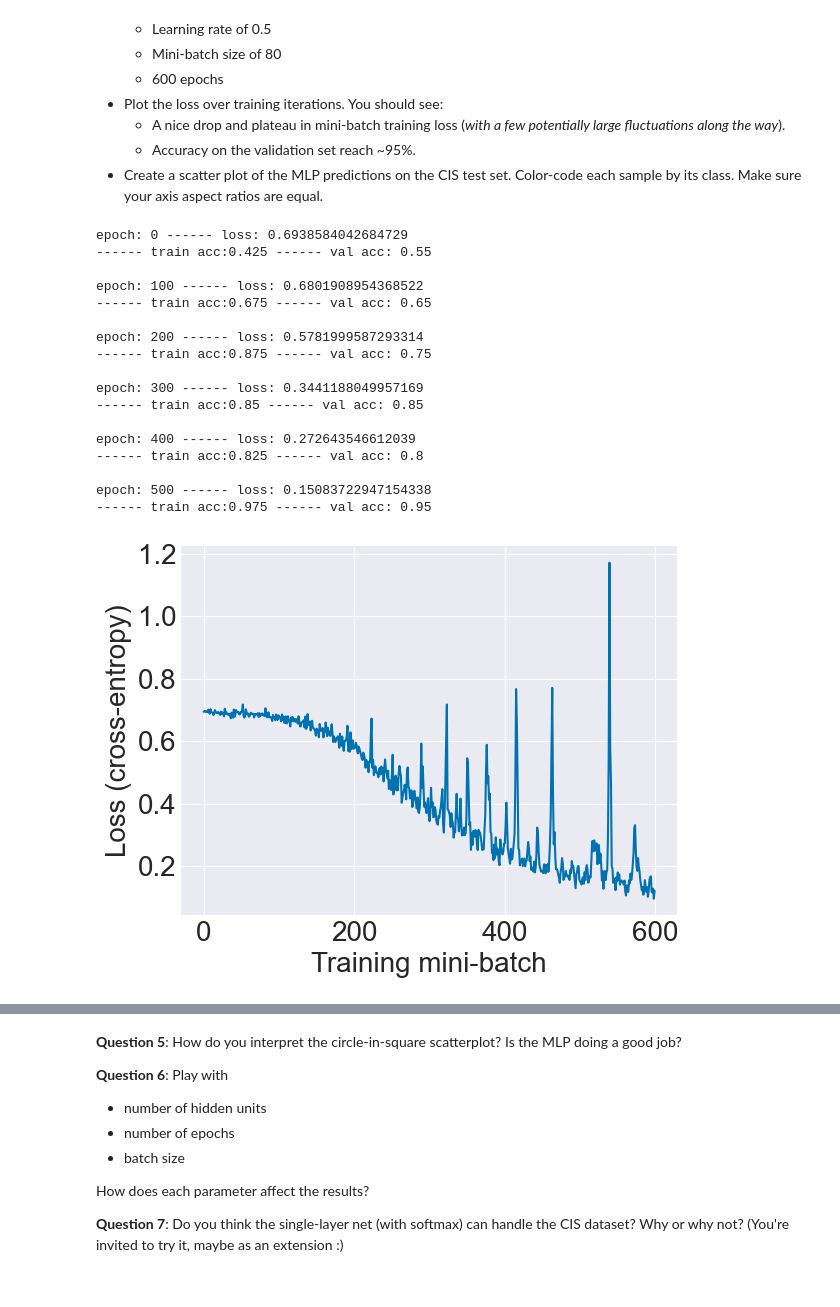
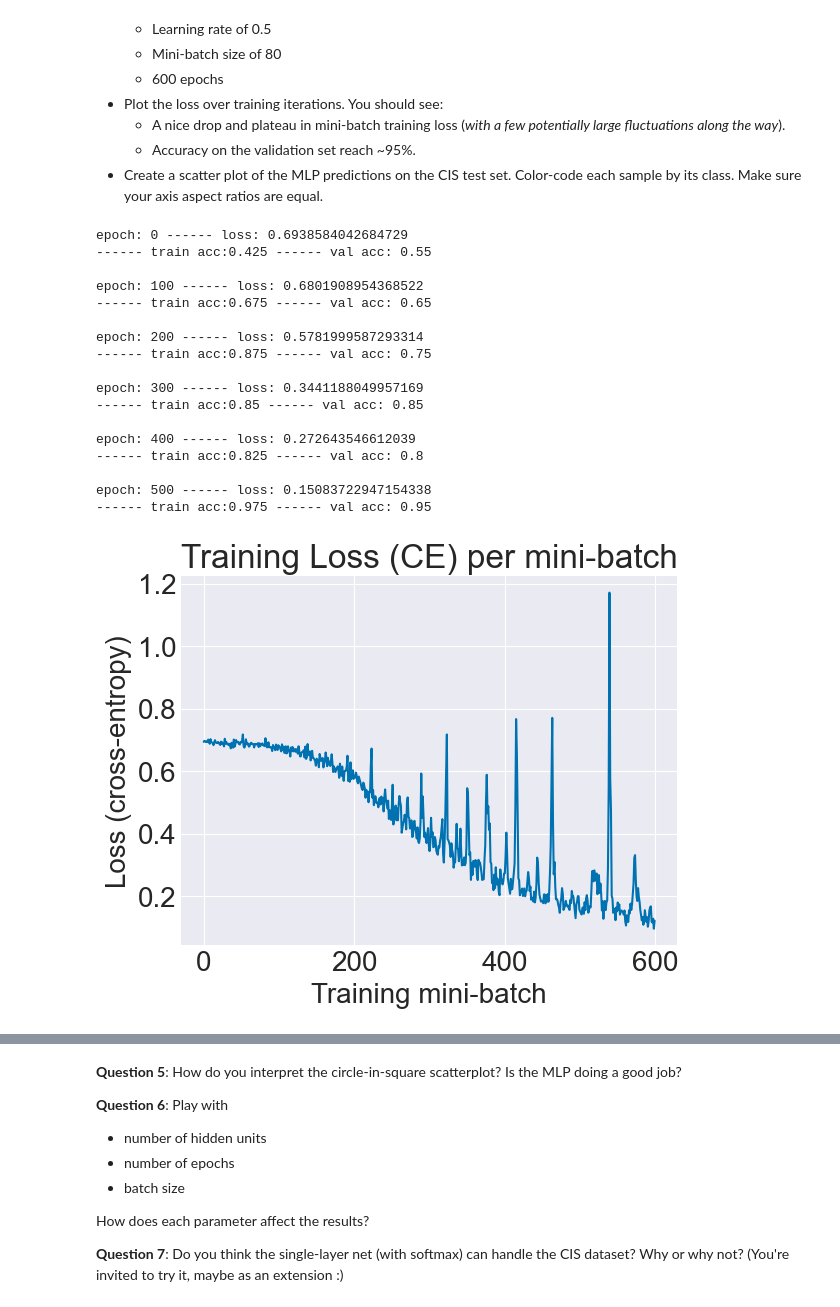
Before and after one commit to GhailanFadah/Neural-Networks, a Jupyter notebook: project 2/mlp.ipynb, the cells around one changed output, grey strips where cells are left out. Saved outputs shown, nothing was run; the diff lists cells and outputs as text; code cells hidden in the pictures.

```diff
--- a/project 2/mlp.ipynb
+++ b/project 2/mlp.ipynb
@@ -35,6 +35,7 @@ def plot_cross_entropy_loss(loss_history):
     plt.plot(loss_history)
     plt.xlabel('Training mini-batch')
     plt.ylabel('Loss (cross-entropy)')
+    plt.title("Training Loss (CE) per mini-batch")
     plt.show()
 # %% [markdown]
 ## Load in data
@@ -436,28 +438,29 @@ In cells below:
 # %%
 net_cis = MLP(2, 50, 2)
 loss, trian, val =net_cis.fit(cis_train_x, cis_train_y, cis_val_x, cis_val_y, False, 600, 0.5, 80,0)
 plot_cross_entropy_loss(loss)
 
 c_pred_y = net_cis.predict(cis_test_x)
 plt.scatter(cis_test_x[:,0], cis_test_x[:,1], c=c_pred_y)
 plt.axis('equal')
+plt.title("CIS predicted")
 plt.show()
 # %% [output]
 epoch: 0 ------ loss: 0.6938584042684729
 ------ train acc:0.425 ------ val acc: 0.55
 
 epoch: 100 ------ loss: 0.6801908954368522
 ------ train acc:0.675 ------ val acc: 0.65
 
 epoch: 200 ------ loss: 0.5781999587293314
 ------ train acc:0.875 ------ val acc: 0.75
 
 epoch: 300 ------ loss: 0.3441188049957169
 ------ train acc:0.85 ------ val acc: 0.85
 
 epoch: 400 ------ loss: 0.272643546612039
 ------ train acc:0.825 ------ val acc: 0.8
 
 epoch: 500 ------ loss: 0.15083722947154338
 ------ train acc:0.975 ------ val acc: 0.95
-[figure, old version]
+[figure, new version]
```
Also changed, not shown: parts of 25 cells of this notebook, 1 other file.
